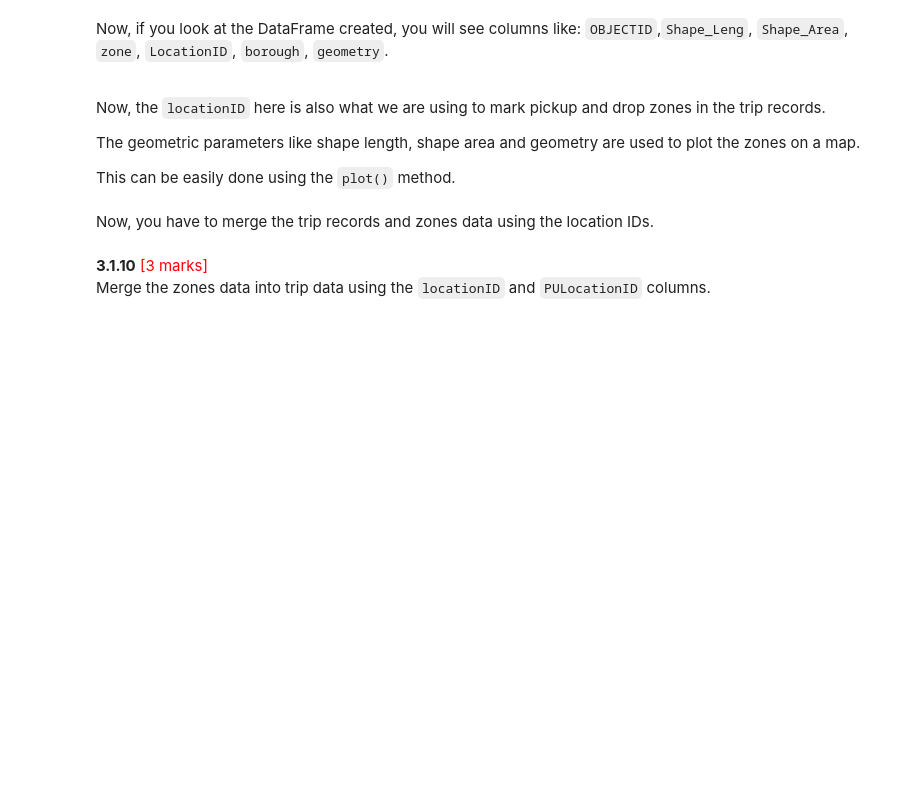
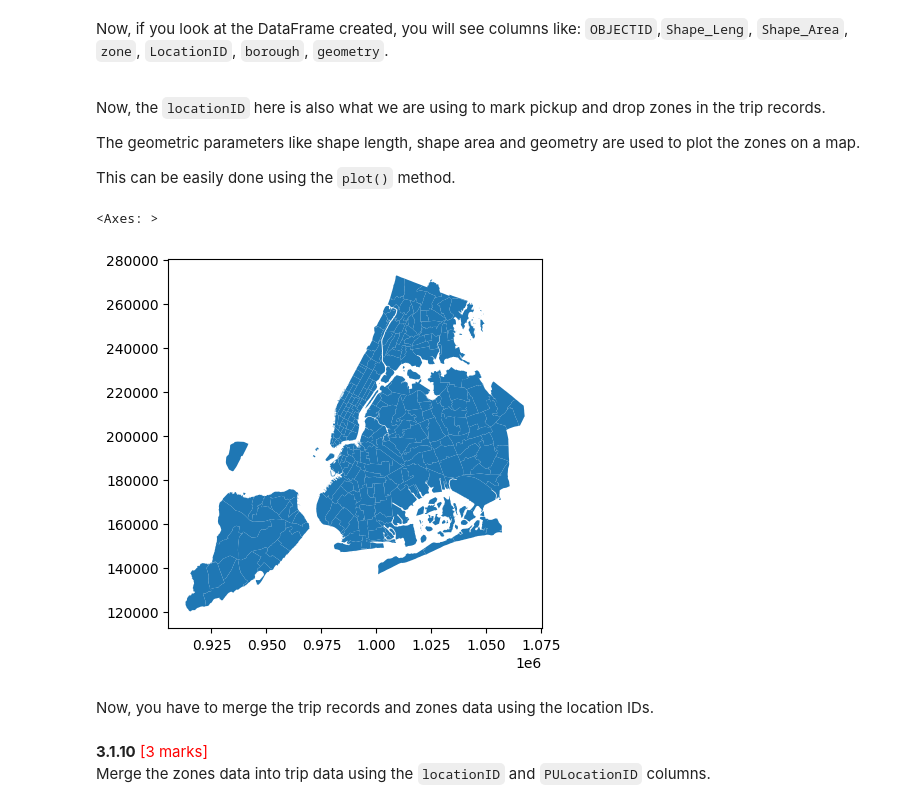
Before and after one commit to srinivasrom/MyStore, a Jupyter notebook: EDA_Assg_NYC_Taxi_Starter_Srinivas_Rompala.ipynb, the cells around one changed output. Cells and saved outputs as stored; diff of their text form; code cells hidden in the pictures; blank space fills up the shorter version.

```diff
--- a/EDA_Assg_NYC_Taxi_Starter_Srinivas_Rompala.ipynb
+++ b/EDA_Assg_NYC_Taxi_Starter_Srinivas_Rompala.ipynb
@@ -1025,10 +1063,8 @@ Reading the shapefile is very similar to *Pandas*. Use `gpd.read_file()` functio
 Load the shapefile and display it.
 # %%
 
-# import geopandas as gpd
-
-
+import geopandas as gpd
 # Read the shapefile using geopandas
-zones = # read the .shp file using gpd
-zones.head()
+shape =  gpd.read_file('/content/taxi_zones.shp')
+shape.head()
 # %% [output]
@@ -1045,6 +1086,10 @@ This can be easily done using the `plot()` method.
 # %%
 # print(zones.info())
 # zones.plot()
+shape.plot()
+# %% [output]
+<Axes: >
+[figure, added]
 # %% [markdown]
 Now, you have to merge the trip records and zones data using the location IDs.
 # %% [markdown]
```
Also changed, not shown: parts of 19 cells of this notebook.
